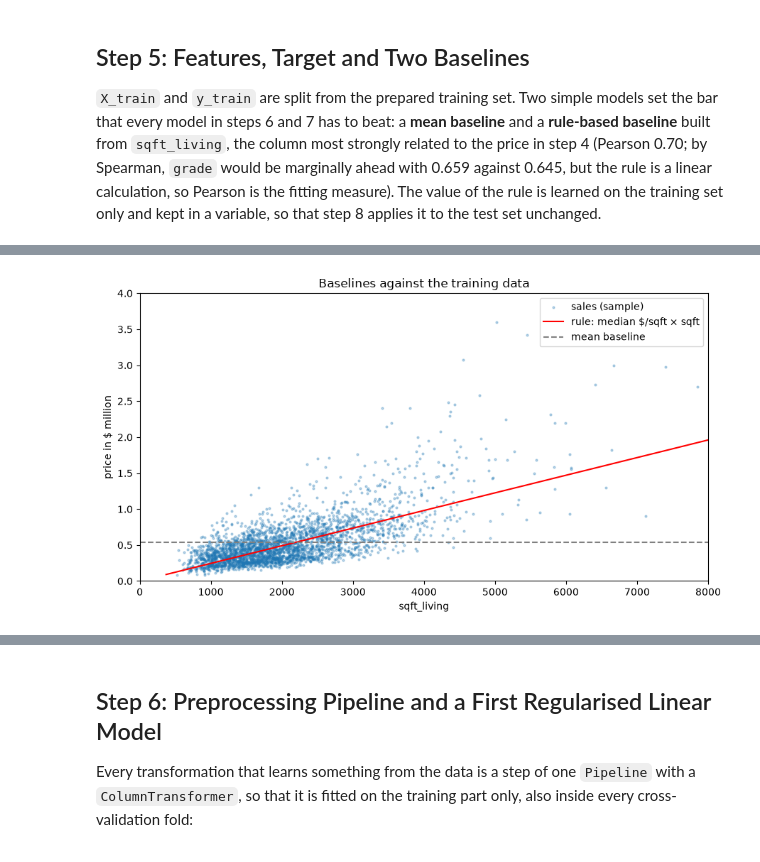
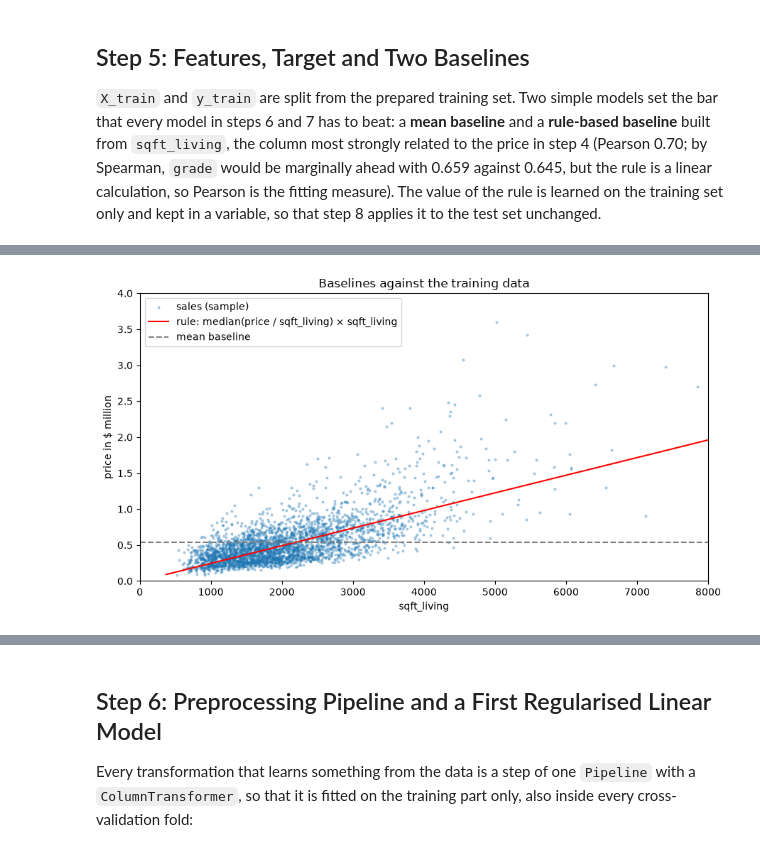
Before and after one commit to dynamic-dome/amle-project-king-county, a Jupyter notebook: 02_king_county_project_dominic.ipynb, the cells around one changed output, grey strips where cells are left out. Saved outputs shown, nothing was run; the diff lists cells and outputs as text; code cells hidden in the pictures.

```diff
--- a/02_king_county_project_dominic.ipynb
+++ b/02_king_county_project_dominic.ipynb
@@ -520,21 +520,21 @@ median price per sqft: $245.10; std of price (ddof=0): $372,183
 # %%
 # What the rule looks like against the data (a sample of 3,000 sales, so the plot stays readable)
 sample = X_train.sample(3000, random_state=42).index
 order = X_train["sqft_living"].sort_values().index
 fig, ax = plt.subplots(figsize=(9, 5))
 ax.scatter(X_train.loc[sample, "sqft_living"], y_train[sample] / 1e6, s=4, alpha=0.3, label="sales (sample)")
-ax.plot(X_train.loc[order, "sqft_living"], pred_rule[order] / 1e6, color="red", label="rule: median $/sqft × sqft")
+ax.plot(X_train.loc[order, "sqft_living"], pred_rule[order] / 1e6, color="red", label="rule: median(price / sqft_living) × sqft_living")
 ax.axhline(y_train.mean() / 1e6, color="grey", ls="--", label="mean baseline")
 ax.set_xlabel("sqft_living")
 ax.set_ylabel("price in $ million")
 ax.set_xlim(0, 8000)
 ax.set_ylim(0, 4)
 ax.set_title("Baselines against the training data")
 ax.legend()
 plt.tight_layout()
 plt.show()
 # %% [output]
-[figure, old version]
+[figure, new version]
 # %% [markdown]
 **What we see:**
 
```
Also changed, not shown: parts of 6 cells of this notebook, 16 other files.
